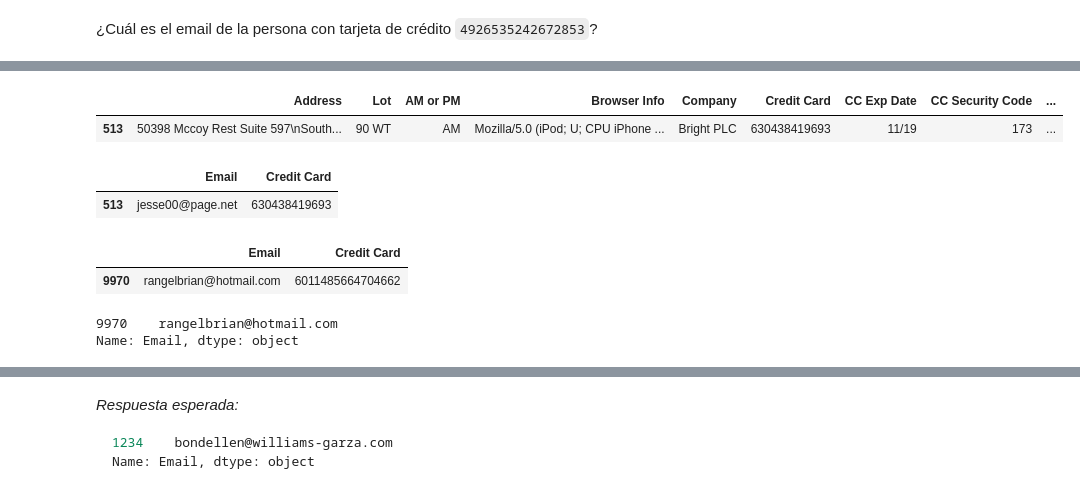
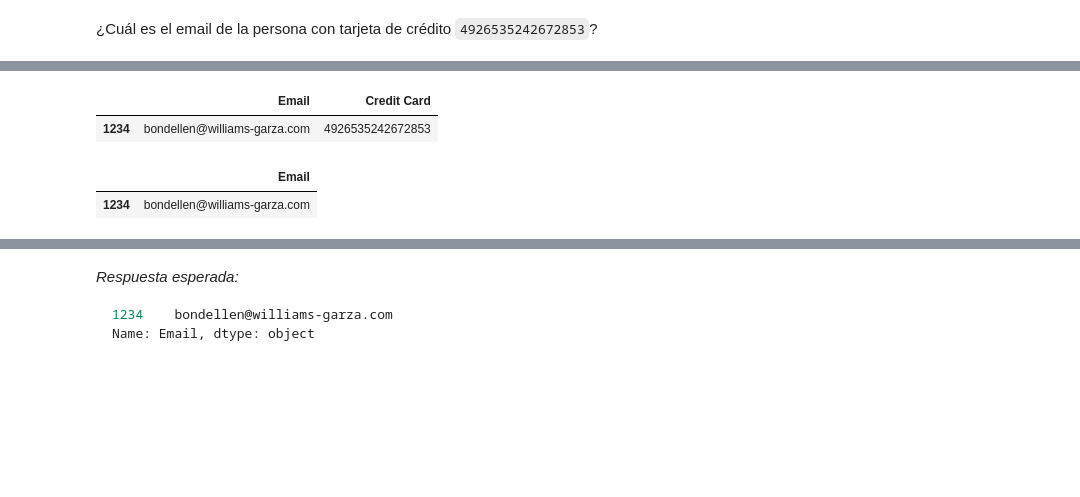
Before and after one commit to Marina-Schluter/Pandas, a Jupyter notebook: Pandas introductory exercises.ipynb, the cells around one changed output, grey strips where cells are left out. Drawn from its saved outputs; the diff is of its cells as text; code cells hidden in the pictures; blank space fills up the shorter version.

```diff
--- a/Pandas introductory exercises.ipynb
+++ b/Pandas introductory exercises.ipynb
@@ -489,23 +503,13 @@ df.loc[df["Credit Card"]==4926535242672853].head()
 # %% [output]
 |  | Address | Lot | AM or PM | Browser Info | Company | Credit Card | CC Exp Date | CC Security Code | ... |
 | 1234 | 2470 Maria Manors Suite 185\nJone... | 82 UX | PM | Mozilla/5.0 (X11; Linux x86_64; r... | Cole, King and Bowers | 4926535242672853 | 09/21 | 188 | ... |
+# %%
+df.loc[df["Credit Card"]==4926535242672853,["Email","Credit Card"]]
+# %% [output]
+|  | Email | Credit Card |
+| 1234 | bondellen@williams-garza.com | 4926535242672853 |
 # %%
-df.loc[df["Credit Card"]==630438419693].head()
+df.loc[df["Credit Card"]==4926535242672853,["Email"]]
 # %% [output]
-|  | Address | Lot | AM or PM | Browser Info | Company | Credit Card | CC Exp Date | CC Security Code | ... |
-| 513 | 50398 Mccoy Rest Suite 597\nSouth... | 90 WT | AM | Mozilla/5.0 (iPod; U; CPU iPhone ... | Bright PLC | 630438419693 | 11/19 | 173 | ... |
+|  | Email |
+| 1234 | bondellen@williams-garza.com |
-# %%
-df.loc[df["Credit Card"]==630438419693,["Email","Credit Card"]]
-# %% [output]
-|  | Email | Credit Card |
-| 513 | jesse00@page.net | 630438419693 |
-# %%
-df.loc[df["Credit Card"]==6011485664704662,["Email","Credit Card"]]
-# %% [output]
-|  | Email | Credit Card |
-| 9970 | rangelbrian@hotmail.com | 6011485664704662 |
-# %%
-df.loc[df["Credit Card"]==6011485664704662,"Email"]
-# %% [output]
-9970    rangelbrian@hotmail.com
-Name: Email, dtype: object
```
Also changed, not shown: parts of 9 cells of this notebook.
